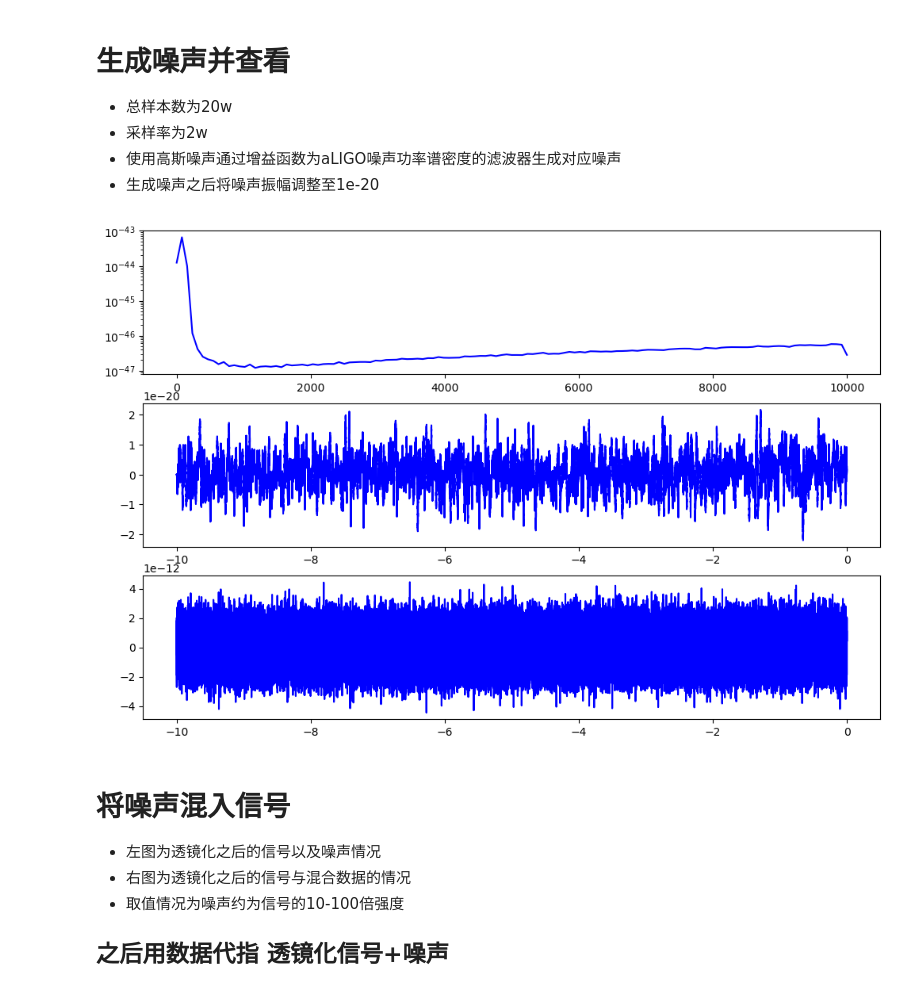
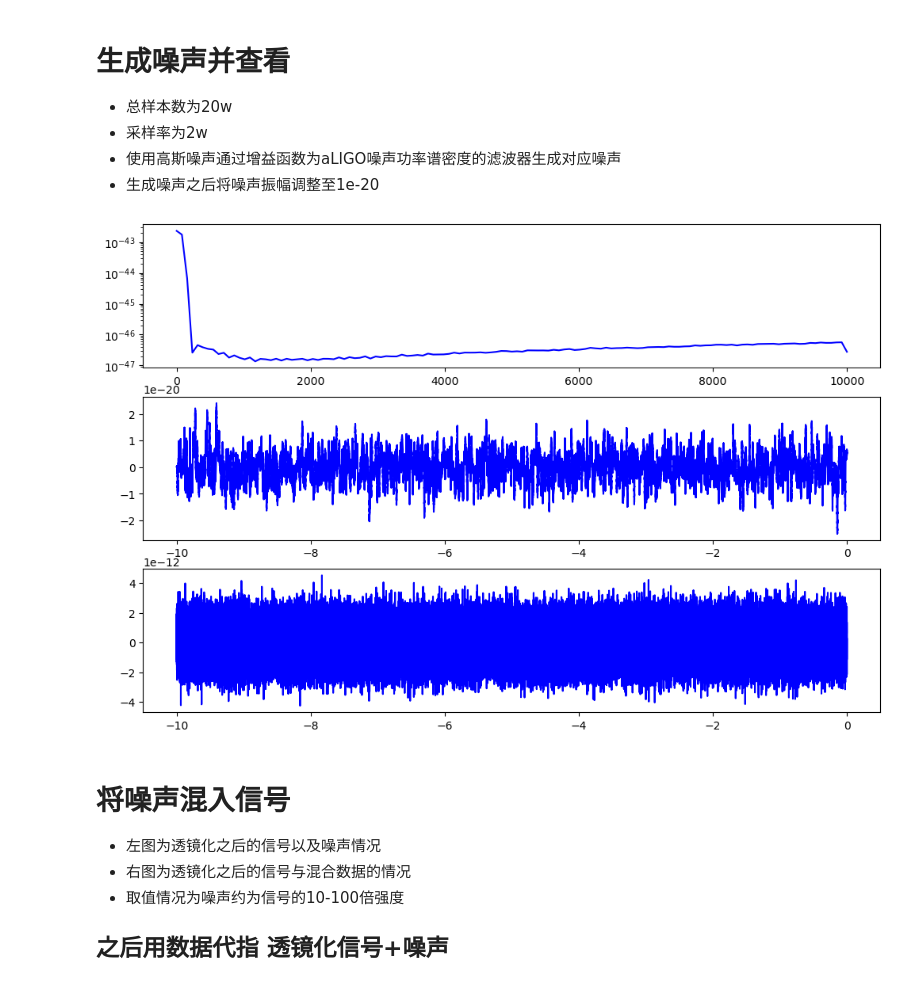
Before and after one commit to WeiQYU/PSO_change, a Jupyter notebook: PSO_change/generate_ligo/generate_signal_noise_data.ipynb, the cells around one changed output. Cells and saved outputs as stored; diff of their text form; code cells hidden in the pictures.

```diff
--- a/PSO_change/generate_ligo/generate_signal_noise_data.ipynb
+++ b/PSO_change/generate_ligo/generate_signal_noise_data.ipynb
@@ -133,41 +161,42 @@ plt.show()
 nsamples = 200000
 samples = 20000
 timeVec = t
-initial_noise = np.random.randn(nsamples)  * 1e-12
+# initial_noise = np.random.randn(nsamples)  * 1e-12
+initial_noise = np.random.normal(0,1,nsamples) * 1e-12
 filter_order = 300
 output_noise = generate_target_psd_noise(filter_order,samples,psd,initial_noise,posfreqs)
 
 # output_noise = output_noise * 1e-12
 # output_noise = output_noise[:len(h_lens)]
 
 output_noise = output_noise[:len(timeVec)]
-f,pxx = welch(output_noise,fs = samples)
+f,pxx = welch(output_noise,fs = samples,window = "hamming",nperseg=256,noverlap=None,nfft=None,detrend = False)
 
 fig = plt.figure(figsize = (12,8))
 plt.subplot(3,1,1)
 plt.plot(f,pxx,'b')
 plt.yscale('log')
 
 plt.subplot(3,1,2)
 plt.plot(timeVec,output_noise,'b')
 
 
 plt.subplot(3,1,3)
 plt.plot(timeVec,initial_noise,'b')
 plt.show()
 
 
 # t,f,w = stft(output_noise,fs = samples,nperseg = 256,noverlap = 128,nfft = 256)
 # t_i,f_i,w_i = stft(initial_noise,fs = samples,nperseg = 256,noverlap = 128,nfft = 256)
 
 
 # fig = plt.figure(figsize = (12,8))
 # plt.subplot(2,1,1)
 # plt.pcolormesh(t,f,np.abs(w),shading = 'goauraud')
 # plt.pcolormesh(t_i,f_i,np.abs(w_i),shading = 'gouraud')
 savemat('noise.txt',{'noise': output_noise})
 # %% [output]
-[figure, old version]
+[figure, new version]
 # %% [markdown]
 # 将噪声混入信号
 - 左图为透镜化之后的信号以及噪声情况
```
Also changed, not shown: parts of 9 cells of this notebook, 7 other files.
